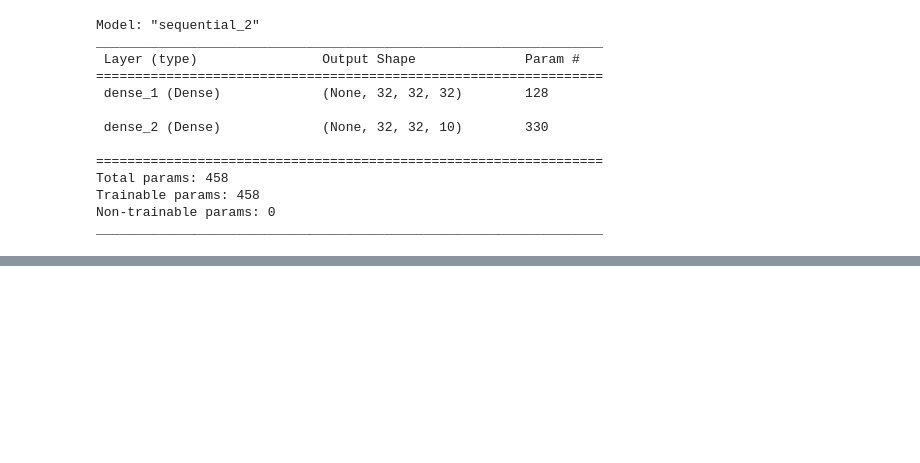
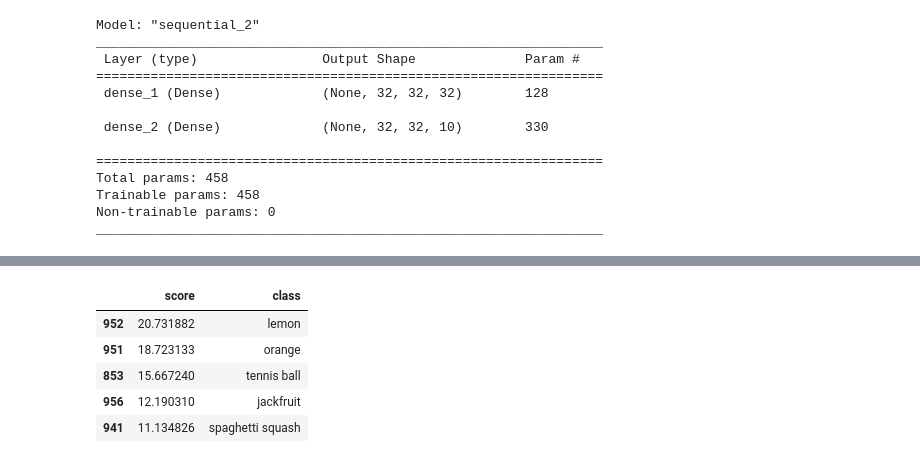
Before and after one commit to faheemirfan/tf_learning, a Jupyter notebook: fourth_week/fourth_week.ipynb, the cells around one changed output, grey strips where cells are left out. Saved outputs shown, nothing was run; the diff lists cells and outputs as text; code cells hidden in the pictures; blank space fills up the shorter version.

```diff
--- a/fourth_week/fourth_week.ipynb
+++ b/fourth_week/fourth_week.ipynb
@@ -164,0 +329,11 @@ model_new_2 = tf.keras.models.model_from_json(json_string)
+# %%
+sorted_df = results.sort_values('score',ascending=False)
+# %%
+sorted_df.head()
+# %% [output]
+|  | score | class |
+| 952 | 20.731882 | lemon |
+| 951 | 18.723133 | orange |
+| 853 | 15.667240 | tennis ball |
+| 956 | 12.190310 | jackfruit |
+| 941 | 11.134826 | spaghetti squash |
```
Also changed, not shown: parts of 17 cells of this notebook, 9 other files.
